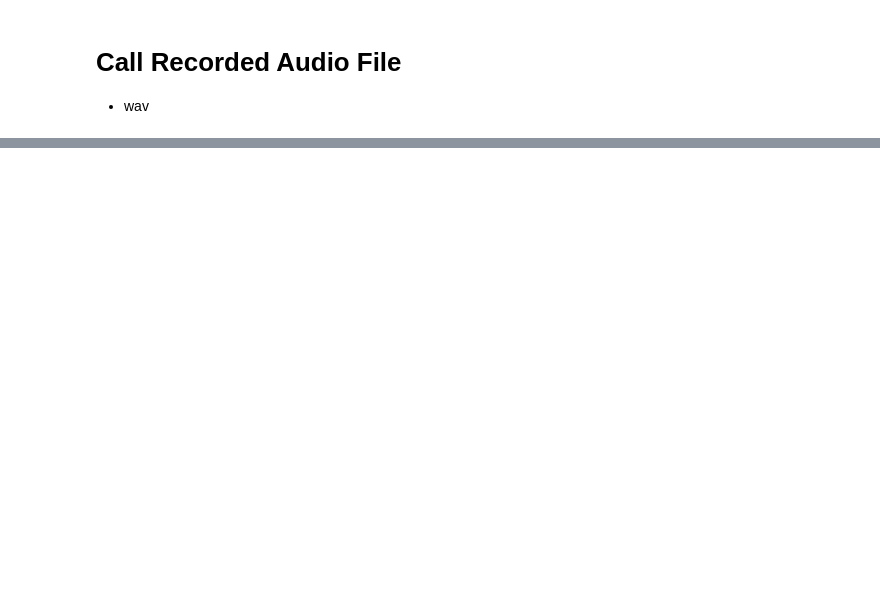
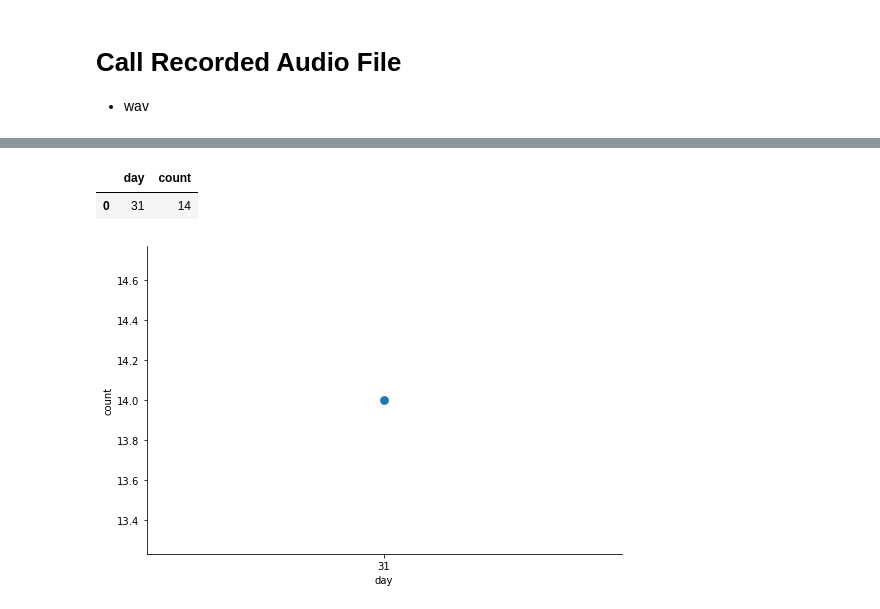
Before and after one commit to altanai/Freeswitch_Spark_analysis, a Jupyter notebook: FreeswitchAudioFiles.ipynb, the cells around one changed output, grey strips where cells are left out. Cells and saved outputs as stored; diff of their text form; code cells hidden in the pictures; blank space fills up the shorter version.

```diff
--- a/FreeswitchAudioFiles.ipynb
+++ b/FreeswitchAudioFiles.ipynb
@@ -54,0 +145,3 @@ print((logs_df.count(), len(logs_df.columns)))
+# %%
+logs_df = useful_logs_df[useful_logs_df[1]=='true']
+logs_df.show(10, truncate=True)
@@ -54,0 +166,10 @@ print((logs_df.count(), len(logs_df.columns)))
+# %%
+from pyspark.sql import Row
+
+new_rdd = logs_df.rdd
+parsed_rdd = new_rdd.map(lambda r : Row(\
+                                        startTime =r[0],\
+                                        endTime=r[0],\
+                                        calluuid=r[0]))
+df2 = spark.createDataFrame(parsed_rdd)
+df2.printSchema()
@@ -54,0 +191,6 @@ print((logs_df.count(), len(logs_df.columns)))
+# %%
+from pyspark.sql import functions as F
+
+# find the day of the month
+daily_traffic_df = df2.select(df2['startTime'], F.dayofmonth('startTime').alias('day'))
+daily_traffic_df.show(5, truncate=False)
@@ -54,0 +208,22 @@ print((logs_df.count(), len(logs_df.columns)))
+# %%
+# Count of calls per day
+def_mr = pd.get_option('max_rows')
+pd.set_option('max_rows', 10)
+
+daily_df = (daily_traffic_df
+                     .groupBy('day')
+                     .count()
+                     .sort("day"))
+
+daily_df = daily_df.toPandas()
+daily_df
+# %% [output]
+|  | day | count |
+| 0 | 31 | 14 |
+# %%
+c = sns.catplot(x='day', y='count',
+                data=daily_df,
+                kind='point', height=5,
+                aspect=1.5)
+# %% [output]
+[figure, added]
```
Also changed, not shown: parts of 26 cells of this notebook, 4 other files.
